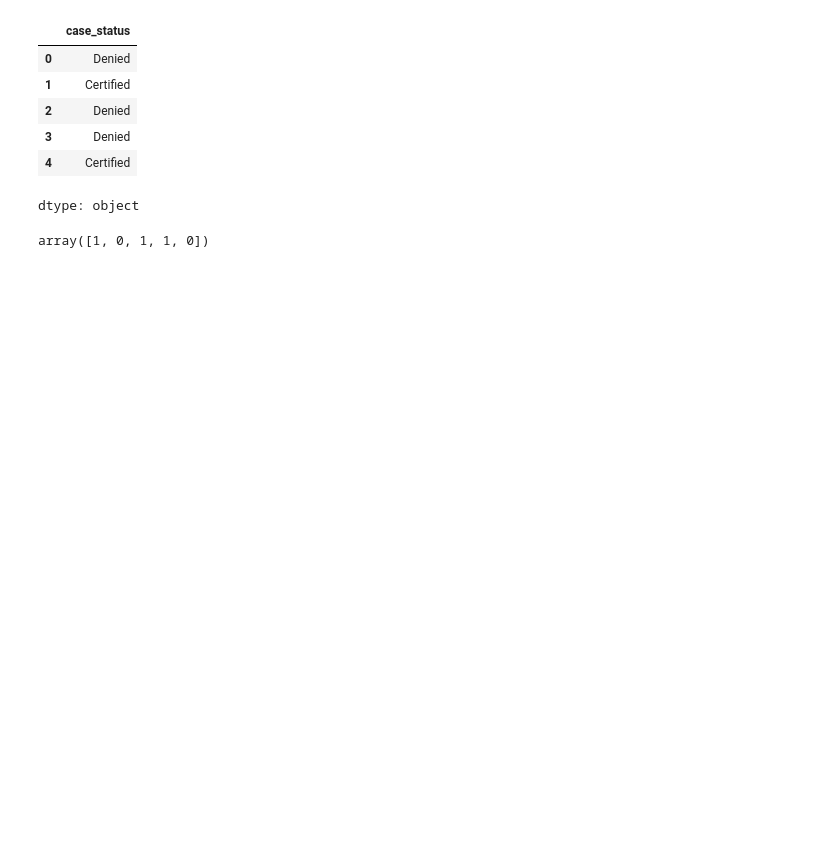
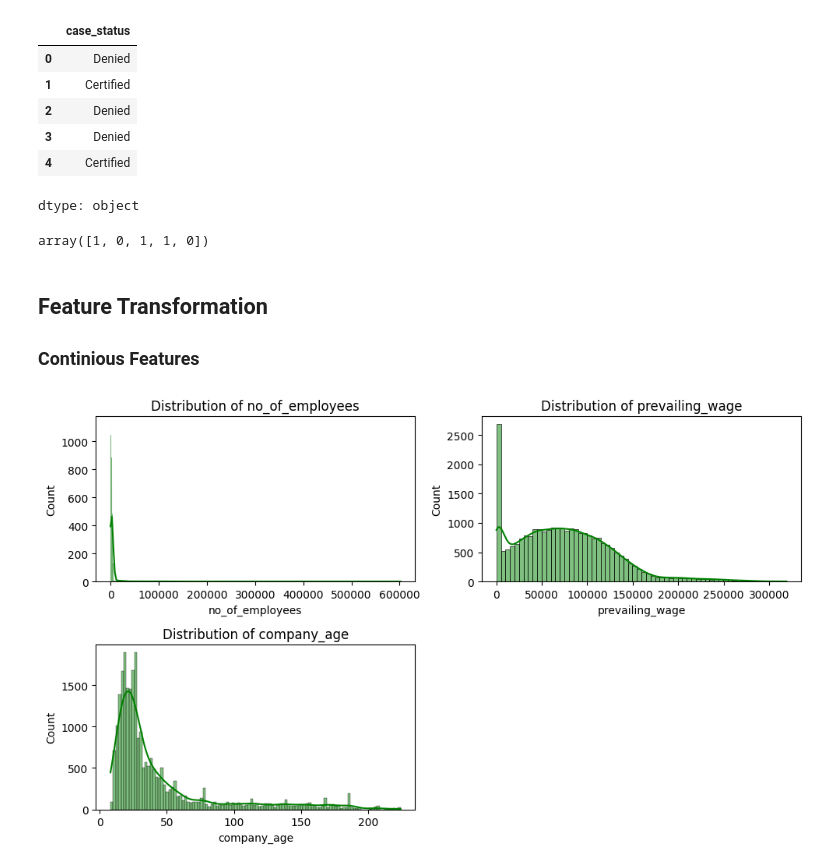
Before and after one commit to MRameezU/MLOPs_Classification_Problem, a Jupyter notebook: notebook/02_Feature_Engineering_&_Model_Training.ipynb, the cells around one changed output. Cells and saved outputs as stored; diff of their text form; code cells hidden in the pictures; blank space fills up the shorter version.

```diff
--- a/notebook/02_Feature_Engineering_&_Model_Training.ipynb
+++ b/notebook/02_Feature_Engineering_&_Model_Training.ipynb
@@ -270,3 +290,24 @@ Y = label_encoder.fit_transform(df['case_status'])
 Y[:5]
 # %% [output]
 array([1, 0, 1, 1, 0])
+# %% [markdown]
+## Feature Transformation
+### Continious Features
+# %%
+# Set the figure size
+plt.figure(figsize=(10, 6))
+
+# List of columns to plot
+columns = ['no_of_employees', 'prevailing_wage', 'company_age']
+
+# Create subplots for each column
+for i, col in enumerate(columns):
+    plt.subplot(2, 2, i + 1)  # Create a 2x2 grid for subplots
+    sns.histplot(x=X[col], color='green', kde=True)  # Adding kernel density estimate (KDE) for better visualization
+    plt.xlabel(col)
+    plt.title(f'Distribution of {col}')  # Adding a title for clarity
+    plt.tight_layout()
+
+plt.show()  # Display the plots
+# %% [output]
+[figure, added]
```
Also changed, not shown: parts of 11 cells of this notebook.
